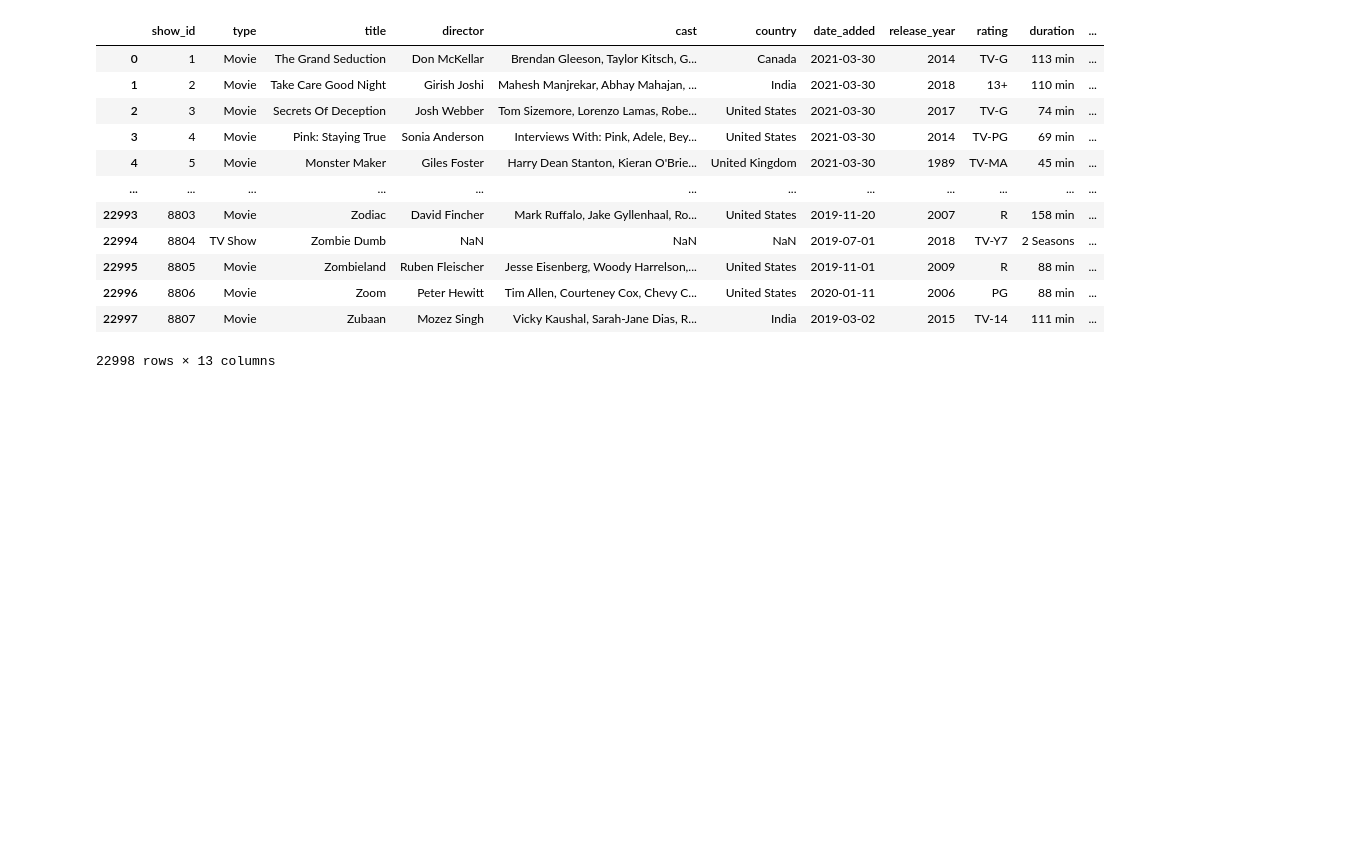
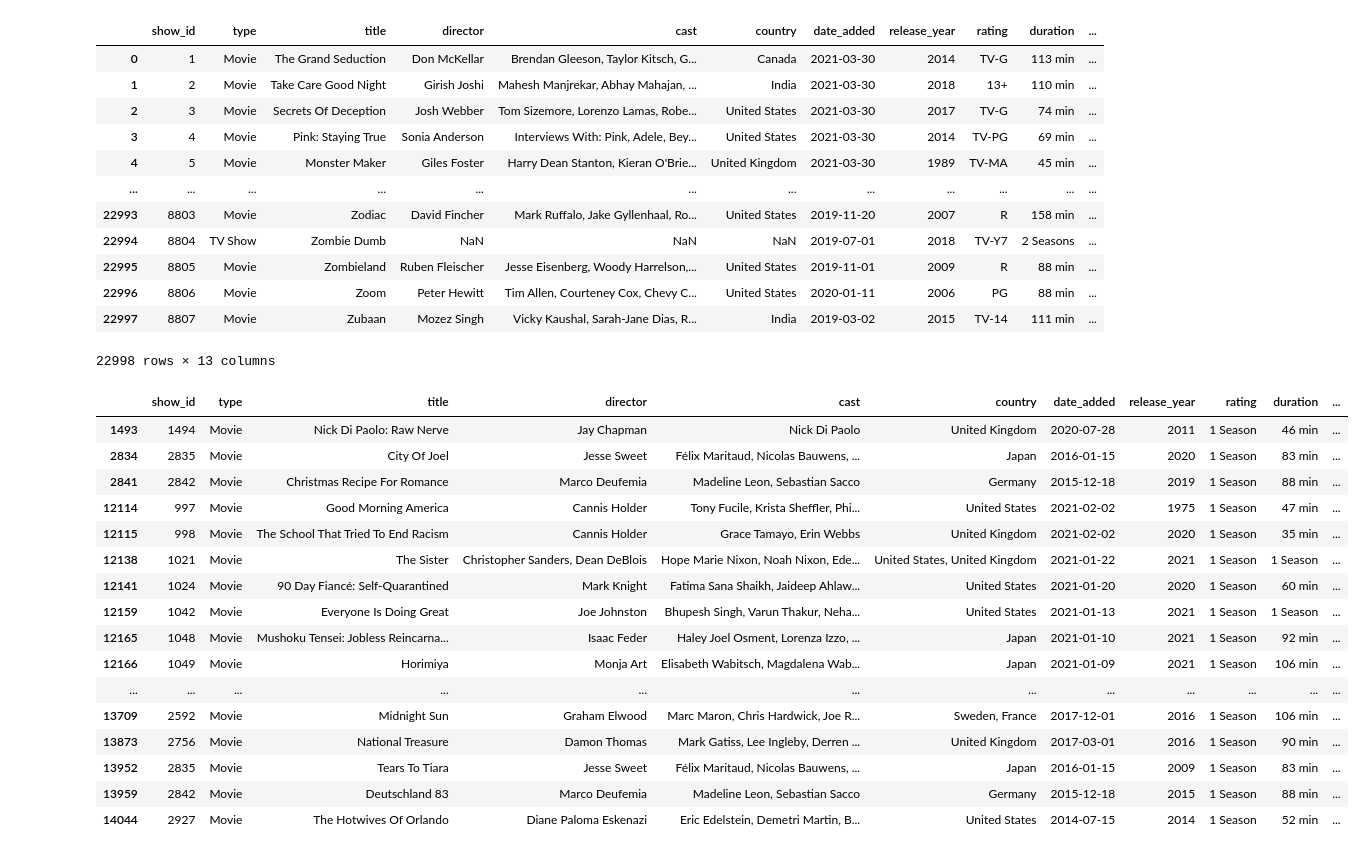
Before and after one commit to fcori47/PI01_DATA05, a Jupyter notebook: ETL_pi_engineer.ipynb, the cells around one changed output. Saved outputs shown, nothing was run; the diff lists cells and outputs as text; code cells hidden in the pictures; blank space fills up the shorter version.

```diff
--- a/ETL_pi_engineer.ipynb
+++ b/ETL_pi_engineer.ipynb
@@ -680,0 +688,6 @@ dtype: int64
+# %%
+#El cambio está hecho.
+
+hulu_titles.loc[987,'duration'] = '3 Seasons'
+hulu_titles.loc[987,'rating'] = np.nan
+hulu_titles.loc[hulu_titles.title == 'Harrow']
@@ -1239,3 +1256,25 @@ all_frames
 | 22996 | 8806 | Movie | Zoom | Peter Hewitt | Tim Allen, Courteney Cox, Chevy C... | United States | 2020-01-11 | 2006 | PG | 88 min | ... |
 | 22997 | 8807 | Movie | Zubaan | Mozez Singh | Vicky Kaushal, Sarah-Jane Dias, R... | India | 2019-03-02 | 2015 | TV-14 | 111 min | ... |
 22998 rows × 13 columns
+# %%
+#Con este código nos podemos dar cuenta que en la columna 'rating' encontramos valores haciendo referencia a que cuentan con temporadas, lo que también podemos apreciar es que si bien la columna 'rating' dice eso, en la columna 'type' que es la que hace referencia a si la fila hace referencia a una película o serie, siempre hace referencia a una película, y eso lo podemos ver buscando en la columna 'rating' la frase '1 Season','2 Seasons', '3 Seasons' y '4 Seasons'
+
+all_frames.loc[all_frames.rating == '1 Season']
+# %% [output]
+|  | show_id | type | title | director | cast | country | date_added | release_year | rating | duration | ... |
+| 1493 | 1494 | Movie | Nick Di Paolo: Raw Nerve | Jay Chapman | Nick Di Paolo | United Kingdom | 2020-07-28 | 2011 | 1 Season | 46 min | ... |
+| 2834 | 2835 | Movie | City Of Joel | Jesse Sweet | Félix Maritaud, Nicolas Bauwens, ... | Japan | 2016-01-15 | 2020 | 1 Season | 83 min | ... |
+| 2841 | 2842 | Movie | Christmas Recipe For Romance | Marco Deufemia | Madeline Leon, Sebastian Sacco | Germany | 2015-12-18 | 2019 | 1 Season | 88 min | ... |
+| 12114 | 997 | Movie | Good Morning America | Cannis Holder | Tony Fucile, Krista Sheffler, Phi... | United States | 2021-02-02 | 1975 | 1 Season | 47 min | ... |
+| 12115 | 998 | Movie | The School That Tried To End Racism | Cannis Holder | Grace Tamayo, Erin Webbs | United Kingdom | 2021-02-02 | 2020 | 1 Season | 35 min | ... |
+| 12138 | 1021 | Movie | The Sister | Christopher Sanders, Dean DeBlois | Hope Marie Nixon, Noah Nixon, Ede... | United States, United Kingdom | 2021-01-22 | 2021 | 1 Season | 1 Season | ... |
+| 12141 | 1024 | Movie | 90 Day Fiancé: Self-Quarantined | Mark Knight | Fatima Sana Shaikh, Jaideep Ahlaw... | United States | 2021-01-20 | 2020 | 1 Season | 60 min | ... |
+| 12159 | 1042 | Movie | Everyone Is Doing Great | Joe Johnston | Bhupesh Singh, Varun Thakur, Neha... | United States | 2021-01-13 | 2021 | 1 Season | 1 Season | ... |
+| 12165 | 1048 | Movie | Mushoku Tensei: Jobless Reincarna... | Isaac Feder | Haley Joel Osment, Lorenza Izzo, ... | Japan | 2021-01-10 | 2021 | 1 Season | 92 min | ... |
+| 12166 | 1049 | Movie | Horimiya | Monja Art | Elisabeth Wabitsch, Magdalena Wab... | Japan | 2021-01-09 | 2021 | 1 Season | 106 min | ... |
+| ... | ... | ... | ... | ... | ... | ... | ... | ... | ... | ... | ... |
+| 13709 | 2592 | Movie | Midnight Sun | Graham Elwood | Marc Maron, Chris Hardwick, Joe R... | Sweden, France | 2017-12-01 | 2016 | 1 Season | 106 min | ... |
+| 13873 | 2756 | Movie | National Treasure | Damon Thomas | Mark Gatiss, Lee Ingleby, Derren ... | United Kingdom | 2017-03-01 | 2016 | 1 Season | 90 min | ... |
+| 13952 | 2835 | Movie | Tears To Tiara | Jesse Sweet | Félix Maritaud, Nicolas Bauwens, ... | Japan | 2016-01-15 | 2009 | 1 Season | 83 min | ... |
+| 13959 | 2842 | Movie | Deutschland 83 | Marco Deufemia | Madeline Leon, Sebastian Sacco | Germany | 2015-12-18 | 2015 | 1 Season | 88 min | ... |
+| 14044 | 2927 | Movie | The Hotwives Of Orlando | Diane Paloma Eskenazi | Eric Edelstein, Demetri Martin, B... | United States | 2014-07-15 | 2014 | 1 Season | 52 min | ... |
```
Also changed, not shown: parts of 16 cells of this notebook, 2 other files.
